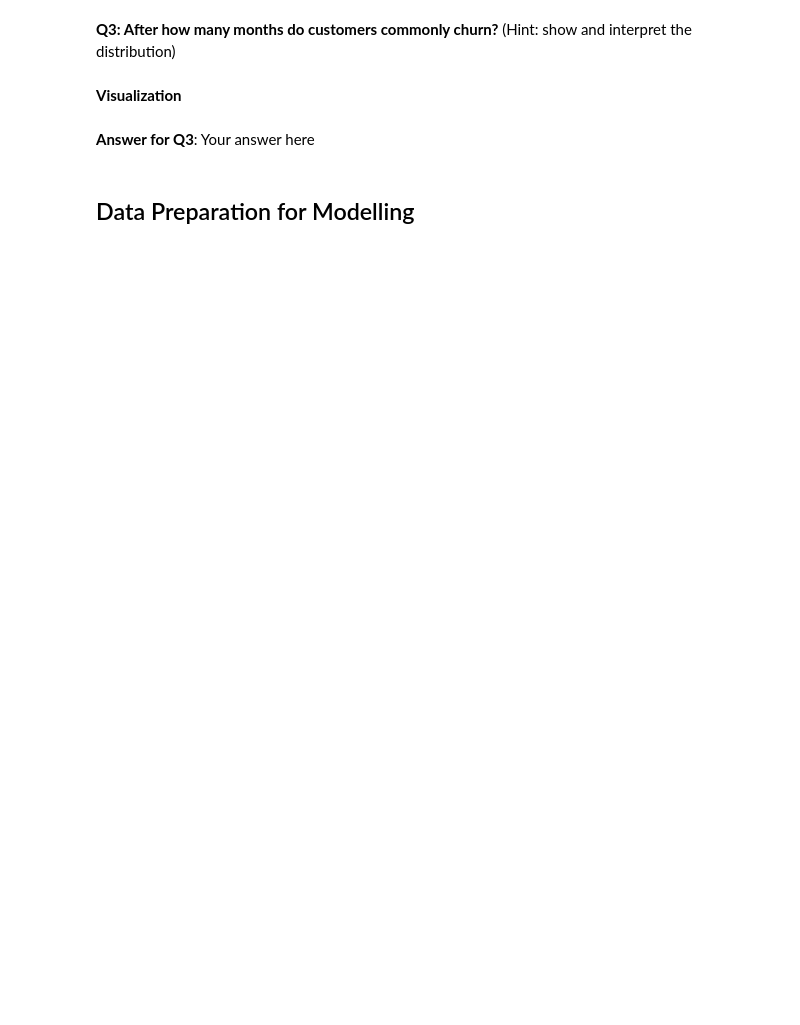
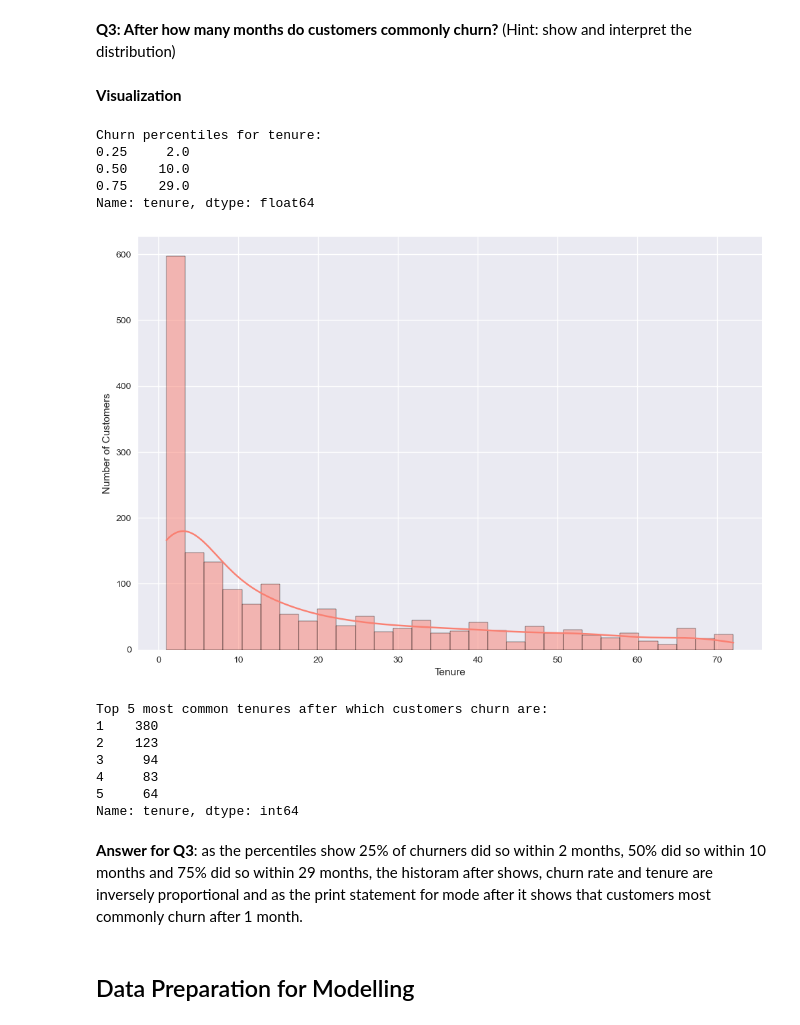
Before and after one commit to IsmailAbb/w24-mini-project-2-ismail-abbas-t08, a Jupyter notebook: Classification_Mini-Project.ipynb, the cells around one changed output. Drawn from its saved outputs; the diff is of its cells as text; code cells hidden in the pictures; blank space fills up the shorter version.

```diff
--- a/Classification_Mini-Project.ipynb
+++ b/Classification_Mini-Project.ipynb
@@ -102,7 +384,37 @@ df.head()
 **Q3: After how many months do customers commonly churn?** (Hint: show and interpret the distribution)
 # %% [markdown]
 **Visualization**
-# %% [markdown]
-**Answer for Q3**: Your answer here
+# %%
+#get only those who have churned
+churned_customers = df_encoded[df_encoded['Churn_Yes'] == 1]
+# show the percentiles 25%, 50%, and 75%
+percentiles = churned_customers['tenure'].quantile([0.25, 0.50, 0.75])
+print(f"Churn percentiles for tenure:\n{percentiles}")
+plt.figure(figsize=(12, 8))
+sns.histplot(churned_customers['tenure'], bins=30, kde=True, color='salmon')
+plt.xlabel("Tenure")
+plt.ylabel("Number of Customers")
+plt.show()
+tenure_counts = churned_customers['tenure'].value_counts()
+# Gets the top 5 most common tenure values after which customers churn
+top_5_churn_tenure = tenure_counts.head(5)
+print("Top 5 most common tenures after which customers churn are:")
+print(top_5_churn_tenure)
+# %% [output]
+Churn percentiles for tenure:
+0.25     2.0
+0.50    10.0
+0.75    29.0
+Name: tenure, dtype: float64
+[figure, added]
+Top 5 most common tenures after which customers churn are:
+1    380
+2    123
+3     94
+4     83
+5     64
+Name: tenure, dtype: int64
+# %% [markdown]
+**Answer for Q3**: as the percentiles show 25% of churners did so within 2 months, 50% did so within 10 months and 75% did so within 29 months, the historam after shows, churn rate and tenure are inversely proportional and as the print statement for mode after it shows that customers most commonly churn after 1 month.
 # %% [markdown]
 ## Data Preparation for Modelling
```
Also changed, not shown: parts of 22 cells of this notebook.
